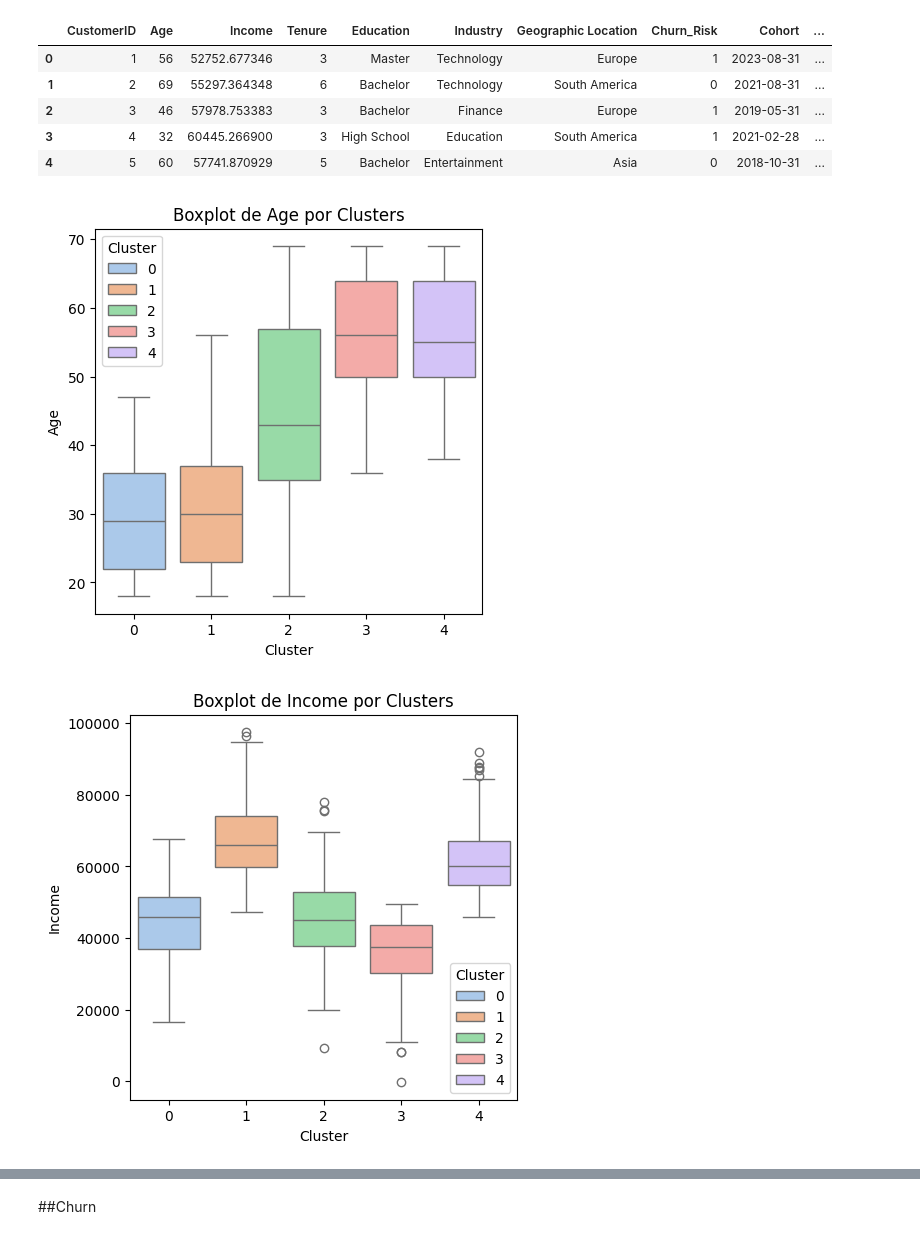
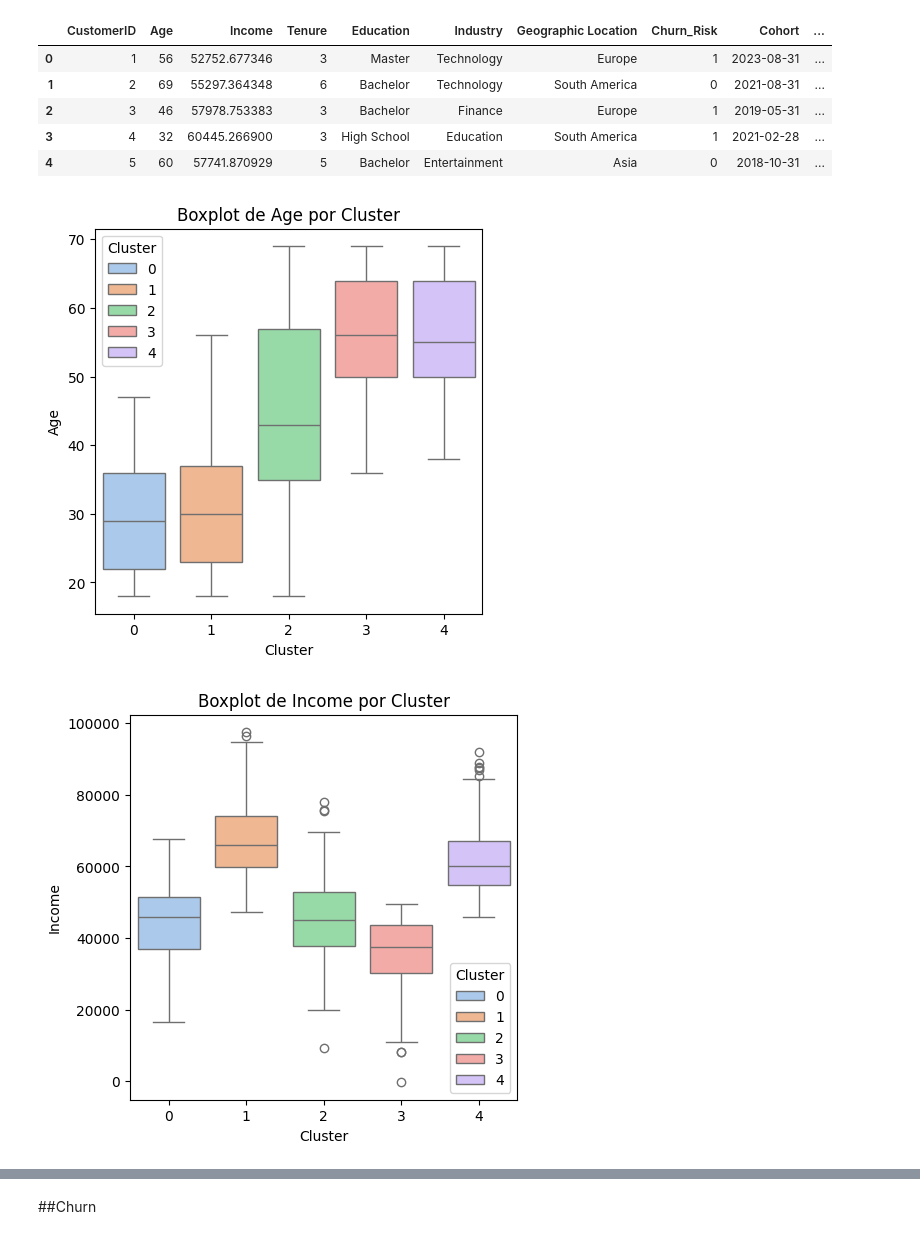
Before and after one commit to zayo1511/LaboratorioDeAnalisisDeDatosFinancierosYDeDisenoDeIndicadores, a Jupyter notebook: kmeans_orden_y_churn.ipynb, the cells around one changed output, grey strips where cells are left out. Saved outputs shown, nothing was run; the diff lists cells and outputs as text; code cells hidden in the pictures.

```diff
--- a/kmeans_orden_y_churn.ipynb
+++ b/kmeans_orden_y_churn.ipynb
@@ -103,9 +103,9 @@ data.head()
 # %%
 for col in numerical_features:
     plt.figure(figsize=(5, 5))
     sns.boxplot(x='Cluster', y=col, data=data, hue='Cluster', palette='pastel')
-    plt.title(f'Boxplot de {col} por Clusters')
+    plt.title(f'Boxplot de {col} por Cluster')
     plt.show()
 # %% [output]
-[figure, old version]
+[figure, new version]
-[figure, old version]
+[figure, new version]
```
Also changed, not shown: parts of 6 cells of this notebook.
